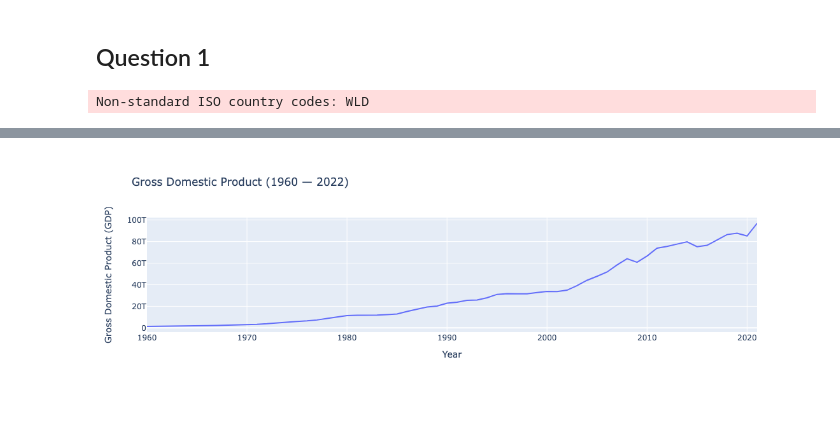
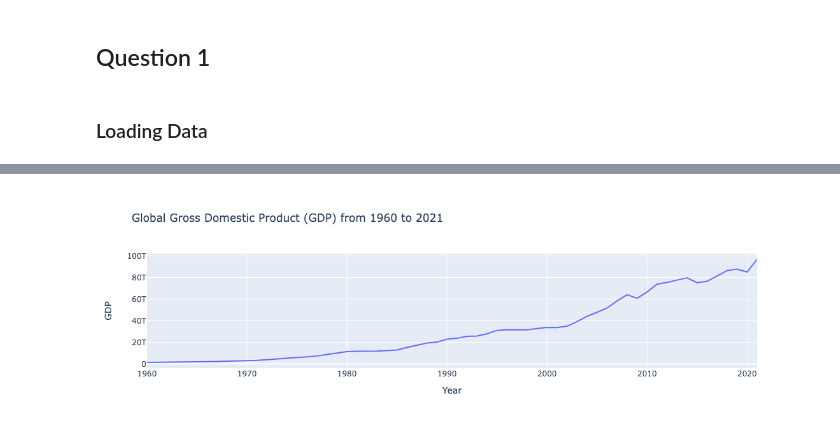
Before and after one commit to mhjp13/small-projects-ai, a Jupyter notebook: qmul/csp764/230382466-Bheki_Maenetja_CW4.ipynb, the cells around one changed output, grey strips where cells are left out. Drawn from its saved outputs; the diff is of its cells as text; code cells hidden in the pictures.

```diff
--- a/qmul/csp764/230382466-Bheki_Maenetja_CW4.ipynb
+++ b/qmul/csp764/230382466-Bheki_Maenetja_CW4.ipynb
@@ -156,6 +156,8 @@ def plot_collection(plots, rows=1, cols=1, title="", subplot_titles=[], x_labels
     return fig
 # %% [markdown]
 ## Question 1
+# %% [markdown]
+### Loading Data
 # %%
 gdp_data = wb.download(indicator="NY.GDP.MKTP.CD", country="WLD", start="1960" , end="2021")
 time = np.arange(1960,2022)
@@ -165,10 +167,9 @@ gdp = np.flip(gdp)
 plot_data(
     time,
     gdp,
-    title="Global Gross Domestic Product (1960 — 2021)",
+    title="Global Gross Domestic Product (GDP) from 1960 to 2021",
     x_label="Year",
     y_label="GDP",
     mode="lines",
 )
 # %% [output]
-Non-standard ISO country codes: WLD
@@ -175 +177 @@ Non-standard ISO country codes: WLD
-[figure, old version]
+[figure, new version]
```
Also changed, not shown: parts of 15 cells of this notebook.
